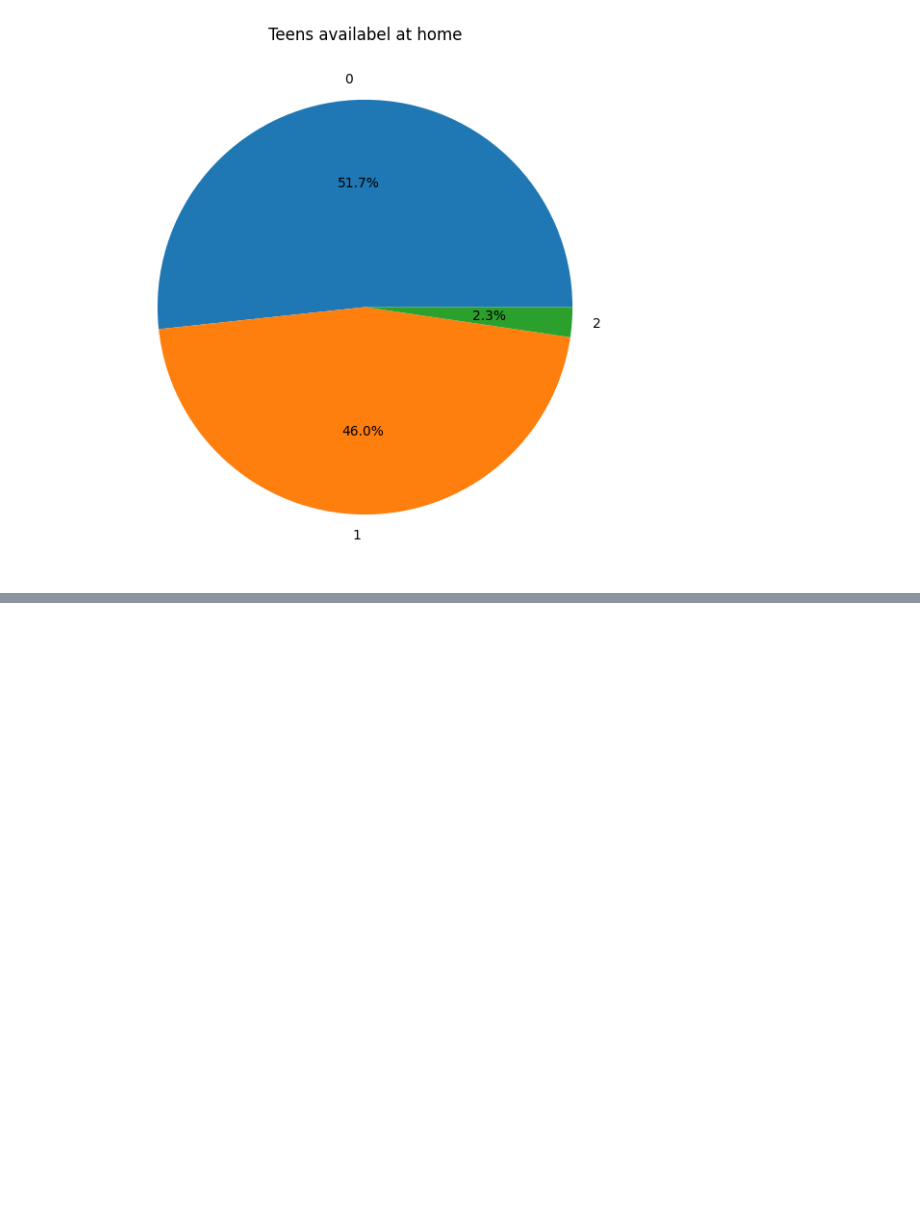
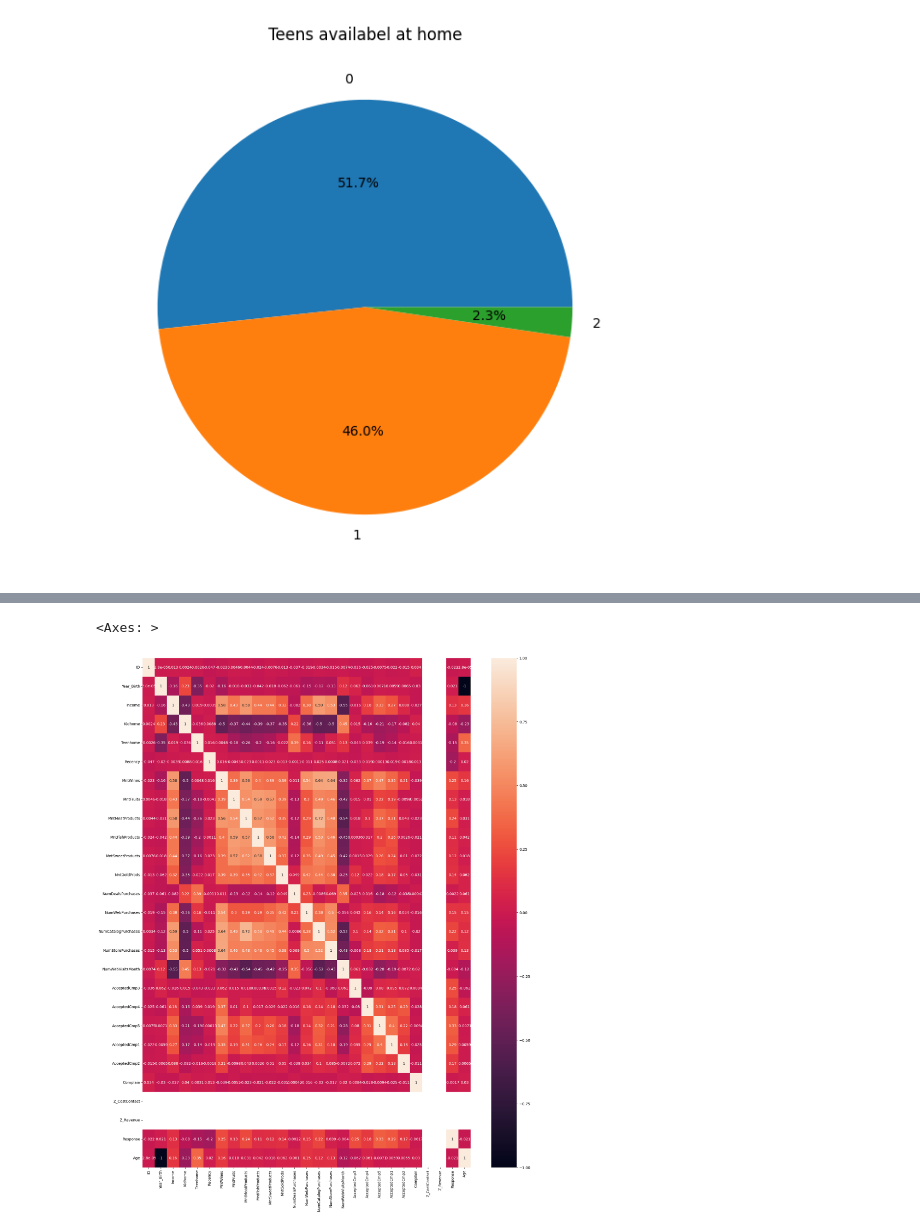
Before and after one commit to ShravanJadhav/CustomerPersonality_Analysis, a Jupyter notebook: CustomerPersonality.ipynb, the cells around one changed output, grey strips where cells are left out. Saved outputs shown, nothing was run; the diff lists cells and outputs as text; code cells hidden in the pictures; blank space fills up the shorter version.

```diff
--- a/CustomerPersonality.ipynb
+++ b/CustomerPersonality.ipynb
@@ -265,0 +274,8 @@ plt.show()
+# %%
+df1 = dataset.drop(['Education','Marital_Status','Dt_Customer'],axis =1)
+# %%
+plt.figure(figsize=(20,25))
+sns.heatmap(df1.corr(), annot=True)
+# %% [output]
+<Axes: >
+[figure, added]
```
Also changed, not shown: parts of 6 cells of this notebook.
